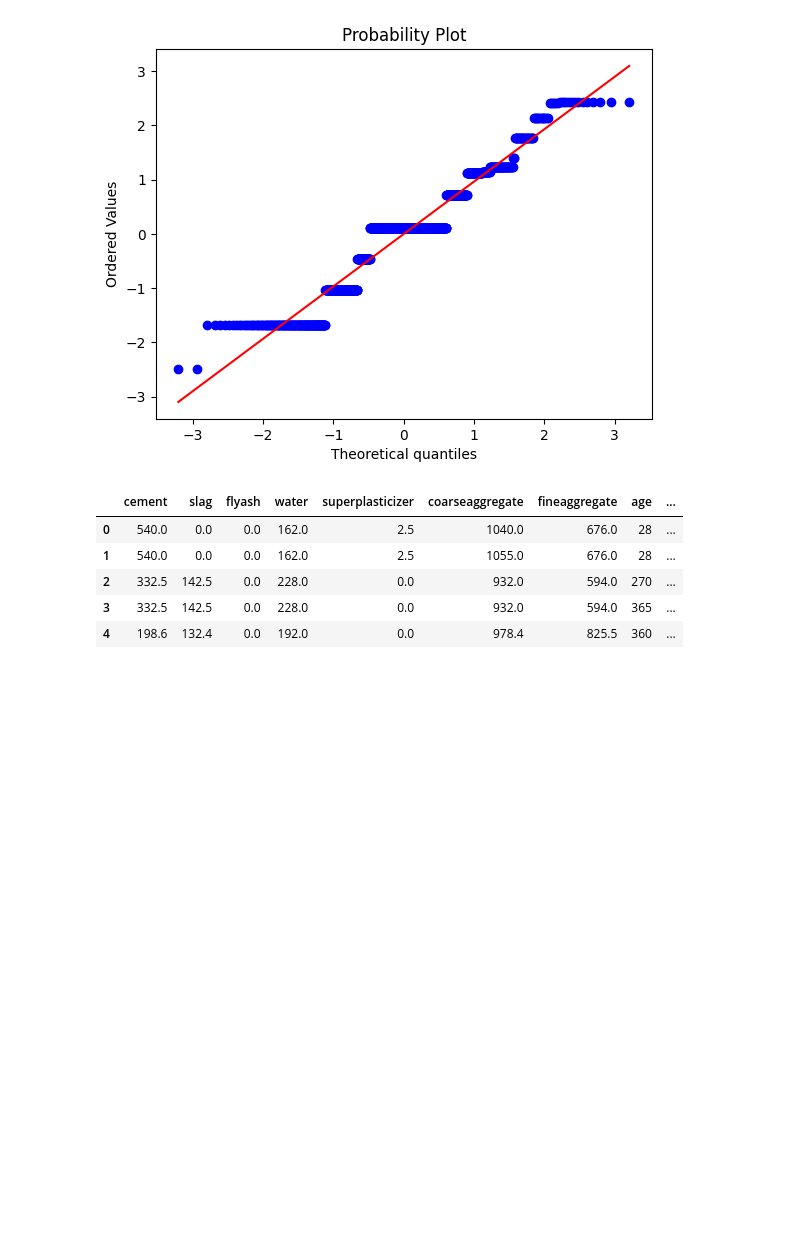
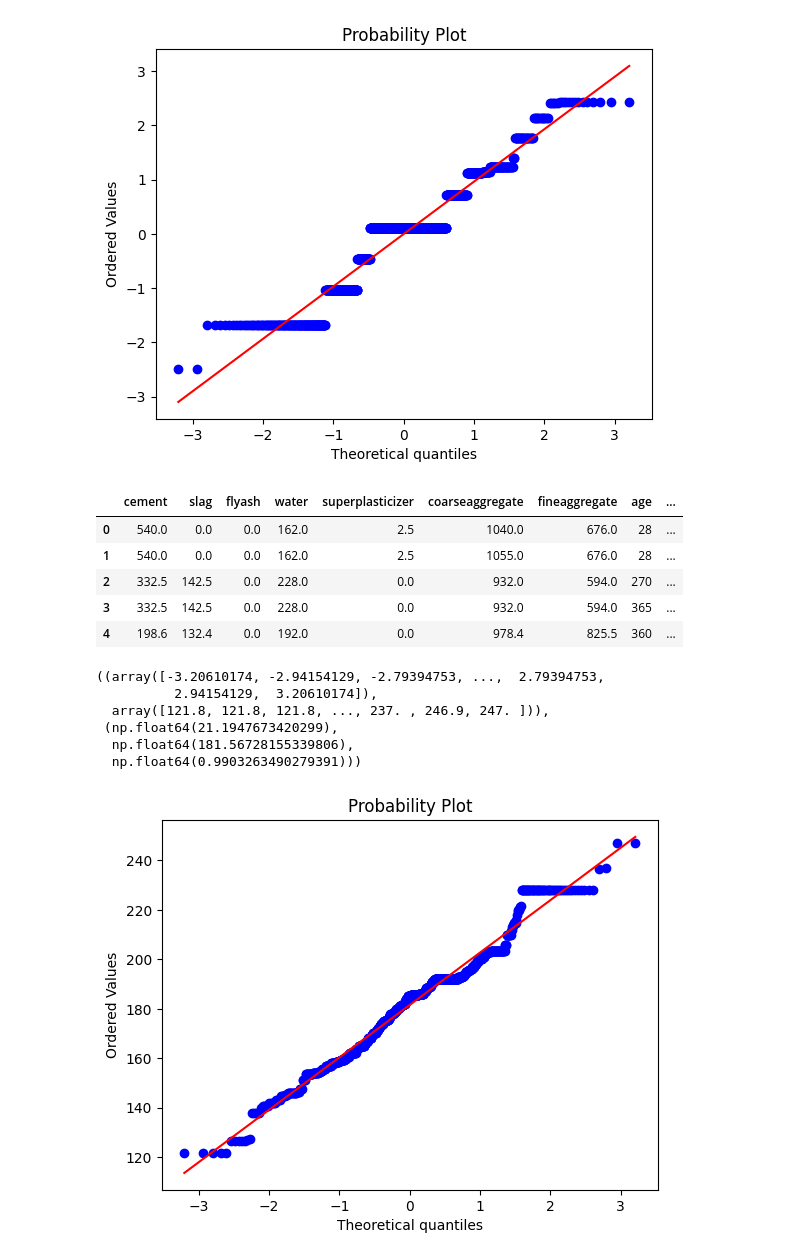
Before and after one commit to Shrikantlala24/Machine-learning, a Jupyter notebook: Feature engineering NB's/7-power-transform.ipynb, the cells around one changed output. Drawn from its saved outputs; the diff is of its cells as text; code cells hidden in the pictures; blank space fills up the shorter version.

```diff
--- a/Feature engineering NB's/7-power-transform.ipynb
+++ b/Feature engineering NB's/7-power-transform.ipynb
@@ -65,3 +75,13 @@ df.head()
 | 2 | 332.5 | 142.5 | 0.0 | 228.0 | 0.0 | 932.0 | 594.0 | 270 | ... |
 | 3 | 332.5 | 142.5 | 0.0 | 228.0 | 0.0 | 932.0 | 594.0 | 365 | ... |
 | 4 | 198.6 | 132.4 | 0.0 | 192.0 | 0.0 | 978.4 | 825.5 | 360 | ... |
+# %%
+stats.probplot(df['water'],dist='norm',plot=plt)
+# %% [output]
+((array([-3.20610174, -2.94154129, -2.79394753, ...,  2.79394753,
+          2.94154129,  3.20610174]),
+  array([121.8, 121.8, 121.8, ..., 237. , 246.9, 247. ])),
+ (np.float64(21.1947673420299),
+  np.float64(181.56728155339806),
+  np.float64(0.9903263490279391)))
+[figure, added]
```
Also changed, not shown: parts of 6 cells of this notebook.
